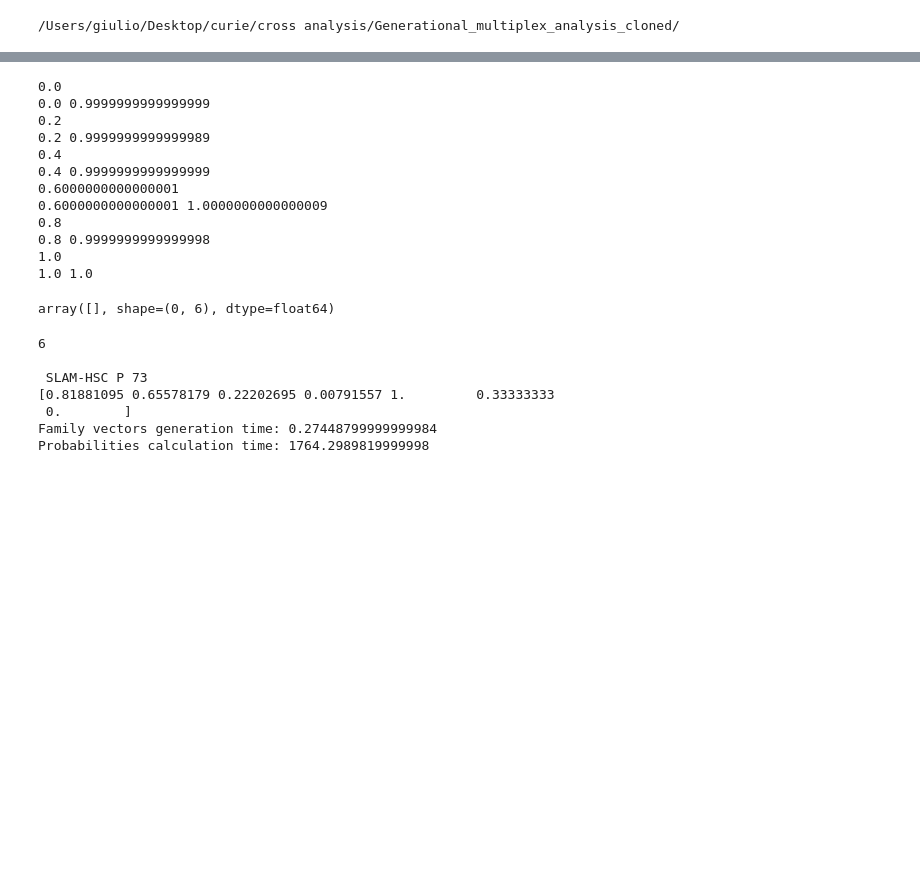
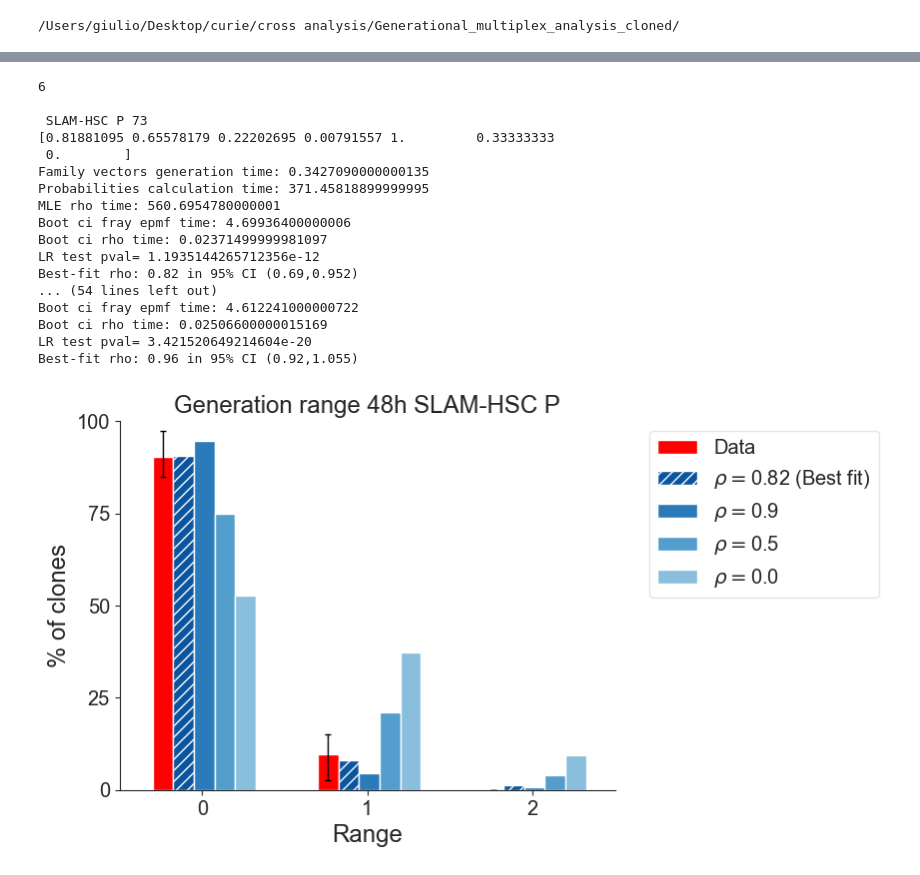
Before and after one commit to GiulioPr/Generational_multiplex_analysis, a Jupyter notebook: 3_bbmodel_concordance_v3.ipynb, the cells around one changed output, grey strips where cells are left out. Cells and saved outputs as stored; diff of their text form; code cells hidden in the pictures; blank space fills up the shorter version.

```diff
--- a/3_bbmodel_concordance_v3.ipynb
+++ b/3_bbmodel_concordance_v3.ipynb
@@ -276,6 +276,14 @@ def log_like_data(rho, lst_Fam_vec, fray_freq):
                for k in range(len(fray_freq))]
     return sum([func_alogb(fray_freq[k], fray_pb[k])
                 for k in range(len(fray_freq))])
+
+
+def fray_pmf(rho, lst_Fam_vec, fray_support):
+    return [fray_prob(k, rho, lst_Fam_vec) for k in fray_support]
+
+def log_like_fray(fray_pb, fray_freq):
+    return sum([func_alogb(fray_freq[k], fray_pb[k])
+                for k in range(len(fray_freq))])
 # %%
 ###TESTING CELL
 rhos = np.arange(0, 1.1, 0.2)
@@ -292,36 +328,8 @@ for Fv in lst_Fam_vec:
-# %%
-#Check the sum of generated fams probability is 1
-for rho in rhos:
-    print(rho)
-    res = 0
-    for Fv in lst_Fam_vec:
-        try:
-            res += Fv.fv_prob[rho]
-        except:
-            print(Fv.fv, Fv.fv_prob)
-    print(rho, res)
-#Check the sum of sampled subfamilies probability is 1 for every family
-sampleprob_sum = [sum(Fv.sv_prob_lst) for Fv in lst_Fam_vec]
-ary_fam_vec[~np.isclose(sampleprob_sum,1.)]
-# %% [output]
-0.0
-0.0 0.9999999999999999
-0.2
-0.2 0.9999999999999989
-0.4
-0.4 0.9999999999999999
-0.6000000000000001
-0.6000000000000001 1.0000000000000009
-0.8
-0.8 0.9999999999999998
-1.0
-1.0 1.0
-array([], shape=(0, 6), dtype=float64)
 # %%
 df = df[df.Culture_time=='48h']#Use 48h data only
 boot_iter = 250000
 boot_n_rho = 100
-rhos = np.arange(0,1.001,0.001)
+rhos = np.arange(0,1.001,0.01)
 
 for n_oc,oc in enumerate(or_cells):
     for n_cnd,cnd in enumerate(conds):
@@ -365,12 +373,15 @@ for n_oc,oc in enumerate(or_cells):
 
         #MLE rho estimation
         start = time.process_time()
-        log_like_data_rho = np.array([log_like_data(rho, lst_Fam_vec, fray_freq) for rho in rhos])
+        rho_fray_pmf = np.array([fray_pmf(rho, lst_Fam_vec, fray_support) for rho in rhos])
+        log_like_data_rho = np.array([log_like_fray(fray_pb, fray_freq) for fray_pb in rho_fray_pmf])
+        #log_like_data_rho = np.array([log_like_data(rho, lst_Fam_vec, fray_freq) for rho in rhos])
         est_rho = rhos[np.argmax(log_like_data_rho)]
         end = time.process_time()
         print('MLE rho time:', end-start)
 
         #UNCOMMENT TO CALCULATE BOOTSTRAP CIs
+
         #BOOTSTRAP EPMF OF FRAY DISTRIBUTION
         start = time.process_time()
         fray_epmf, boot_ci = stat_bootCI(func=epmf_on_support, args=(fray_support,), data=fray_data)
@@ -382,7 +393,8 @@ for n_oc,oc in enumerate(or_cells):
         boot_rho = []
         for boot_data in np.random.choice(fray_data, size=(boot_n_rho,len(fray_data))):
             boot_freq = epmf_on_support(boot_data, fray_support, bool_norm=False)
-            boot_log_like_data_rho = np.array([log_like_data(rho, lst_Fam_vec, boot_freq) for rho in rhos])
+            boot_log_like_data_rho = np.array([log_like_fray(fray_pb, boot_freq) for fray_pb in rho_fray_pmf])
+            #boot_log_like_data_rho = np.array([log_like_data(rho, lst_Fam_vec, boot_freq) for rho in rhos])
             boot_est_rho = rhos[np.argmax(boot_log_like_data_rho)]
             boot_rho.append(boot_est_rho)
         end = time.process_time()
@@ -390,9 +402,9 @@ for n_oc,oc in enumerate(or_cells):
 
         #Fray distribution under the BB model for other values of rho
         rho_lst = np.array([est_rho, 0.9, 0.5, 0.0])
-        fray_pmf = {str(rho):[fray_prob(gen, rho, lst_Fam_vec)
-                              for gen in fray_support] for rho in rho_lst}
-
+        #fray_pmf = {str(rho):[fray_prob(gen, rho, lst_Fam_vec)
+        #                      for gen in fray_support] for rho in rho_lst}
+        dct_rho_fray_pmf = {str(rho):fray_pmf(rho, lst_Fam_vec, fray_support) for rho in rho_lst}
         #LIKELIHOOD-RATIO TEST (EXTRA)
         neg_log_like_H0 = -log_like_data(0., lst_Fam_vec, fray_freq)
         neg_log_like_H1 = -log_like_data(est_rho, lst_Fam_vec, fray_freq)
@@ -402,11 +414,11 @@ for n_oc,oc in enumerate(or_cells):
 
         #SAVE VARIABLES THAT TAKE A LONG TIME TO CALCULATE
         with open('./pickled_data/AAFray_ci_'+oc+cnd, 'wb') as fp:
-            pickle.dump((fray_epmf,boot_ci,est_rho,boot_rho,fray_pmf,pval), fp)
+            pickle.dump((fray_epmf,boot_ci,est_rho,boot_rho,dct_rho_fray_pmf,pval), fp)
         #END COMMENT HERE
 
         with open('./pickled_data/AAFray_ci_'+oc+cnd, 'rb') as fp:
-            fray_epmf,boot_ci,est_rho,boot_rho,fray_pmf,pval = pickle.load(fp)
+            fray_epmf,boot_ci,est_rho,boot_rho,dct_rho_fray_pmf,pval = pickle.load(fp)
 
         #PRINT RHO CI
         boot_per_rho = np.percentile(boot_rho, q=[97.5, 2.5], axis=0)
@@ -426,11 +438,11 @@ for n_oc,oc in enumerate(or_cells):
            color='Red', label='Data')
         for rho in rho_lst:
             if rho == est_rho:
-                ax.bar(x=fray_support+shift_dct[str(rho)], height=fray_pmf[str(rho)],
+                ax.bar(x=fray_support+shift_dct[str(rho)], height=dct_rho_fray_pmf[str(rho)],
                        width=width, align='edge', color=color_dct[str(rho)], hatch='///',
                        label=r'$\rho = $'+str(round(rho, 3))+' (Best fit)')
             else:
-                ax.bar(x=fray_support+shift_dct[str(rho)], height=fray_pmf[str(rho)],
+                ax.bar(x=fray_support+shift_dct[str(rho)], height=dct_rho_fray_pmf[str(rho)],
                        width=width, align='edge', color=color_dct[str(rho)],
                        label=r'$\rho = $'+str(round(rho, 3)))
         xx_fray = np.add(np.arange(len(fray_epmf)), (width/2.)-0.30)
@@ -441,32 +453,43 @@ for n_oc,oc in enumerate(or_cells):
         sns.despine(fig=fig)
         ax.set_xlabel('Range', fontsize='xx-large')
         ax.set_ylabel('% of clones', fontsize='xx-large')
         ax.set_xticks(np.arange(max_g))#len(fray_epmf)))
         ax.set_xticklabels(np.arange(max_g), fontsize='x-large')# np.arange(len(fray_epmf))
         ax.set_yticks(np.arange(0., 1.1, 0.25))
         ax.set_yticklabels(('0', '25', '50', '75', '100'), fontsize='x-large')
         if oc == 'SLAM-HSC' and cnd == 'P':
             ax.set_xlim(-0.5, 2.5)
         elif oc == 'SLAM-HSC' and cnd == 'P+ILs':
             ax.set_xlim(-0.5, 3.5)
         elif oc == 'ST-HSC' and cnd == 'P':
             ax.set_xlim(-0.5, 3.5)
         elif oc == 'ST-HSC' and cnd == 'P+ILs':
             ax.set_xlim(-0.5, 4.5)
         elif oc == 'MPP' and cnd == 'P':
             ax.set_xlim(-0.5, 2.5)
         elif oc == 'MPP' and cnd == 'P+ILs':
             ax.set_xlim(-0.5, 4.5)
         #ax.set_xlim(-0.5, fray_data.max()+0.5)
         ax.set_ylim(bottom=-0.0, top=1.0)
         ax.legend(fontsize='x-large', loc='upper left', ncol=1, bbox_to_anchor= (1.05, 1.))
         ax.set_title('Generation range 48h '+oc+' '+cnd, fontdict = {'fontsize':'xx-large'})
         fig.savefig(path_plot+'/AAFray fit 48h '+oc+' '+cnd+'.pdf', bbox_inches='tight')
 # %% [output]
 6
 
  SLAM-HSC P 73
 [0.81881095 0.65578179 0.22202695 0.00791557 1.         0.33333333
  0.        ]
-Family vectors generation time: 0.27448799999999984
-Probabilities calculation time: 1764.2989819999998
+Family vectors generation time: 0.3427090000000135
+Probabilities calculation time: 371.45818899999995
+MLE rho time: 560.6954780000001
+Boot ci fray epmf time: 4.69936400000006
+Boot ci rho time: 0.02371499999981097
+LR test pval= 1.1935144265712356e-12
+Best-fit rho: 0.82 in 95% CI (0.69,0.952)
+... (54 lines left out)
+Boot ci fray epmf time: 4.612241000000722
+Boot ci rho time: 0.02506600000015169
+LR test pval= 3.421520649214604e-20
+Best-fit rho: 0.96 in 95% CI (0.92,1.055)
+[figure, added]
```
Also changed, not shown: parts of 2 cells of this notebook.
